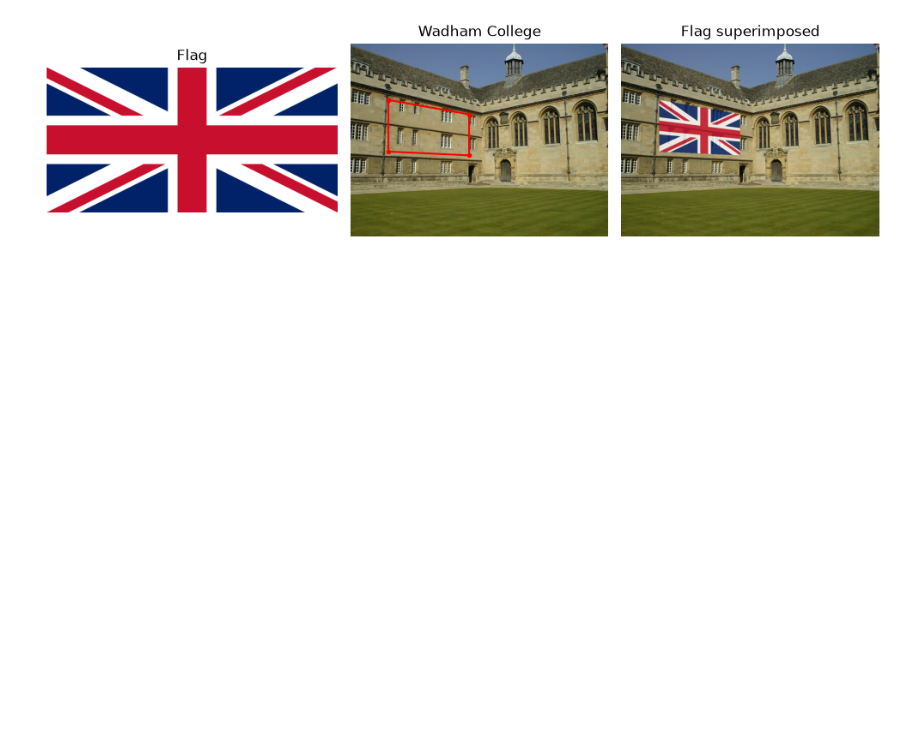
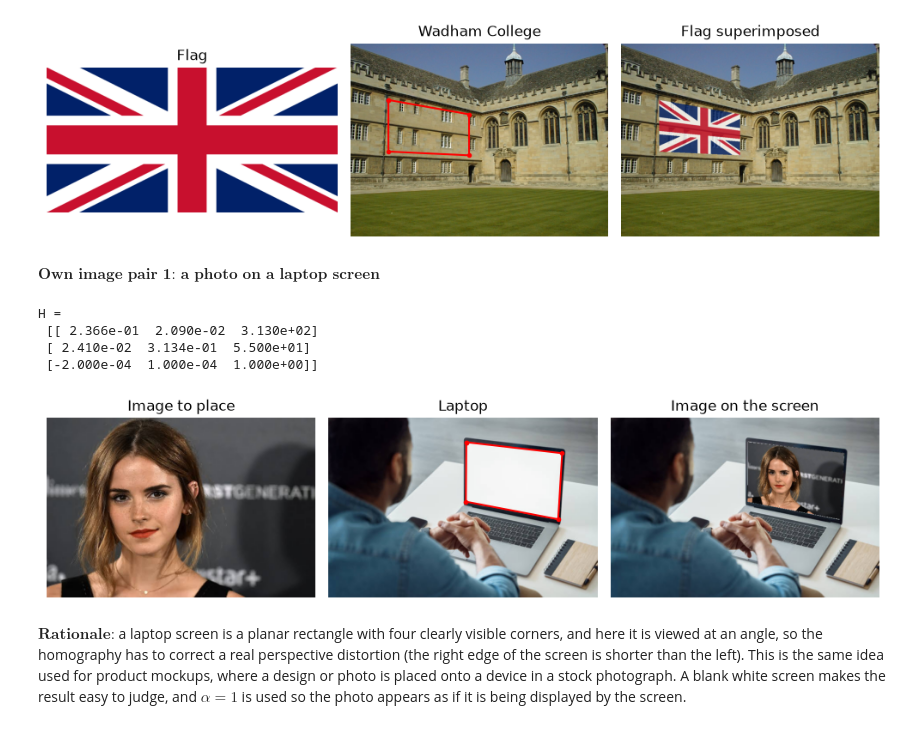
Before and after one commit to denethp/CV-Assignment-02, a Jupyter notebook: 230502X_a02.ipynb, the cells around one changed output. Drawn from its saved outputs; the diff is of its cells as text; code cells hidden in the pictures; blank space fills up the shorter version.

Commit message:
Q3: Own image pair 1 (laptop screen)

```diff
--- a/230502X_a02.ipynb
+++ b/230502X_a02.ipynb
@@ -364,3 +364,30 @@ H =
  [6.760e-02 2.138e-01 2.250e+02]
  [1.000e-04 0.000e+00 1.000e+00]]
 [figure]
+# %% [markdown]
+$\textbf{Own image pair 1: a photo on a laptop screen}$
+# %%
+laptop = cv.imread('images/laptop.jpg')
+emma = cv.imread('images/emma.jpg')
+
+# pts = select_points(laptop)  # uncomment to click the points again
+pts_laptop = np.array([[313, 55], [531, 80], [522, 230], [312, 190]], dtype=np.float32)  # screen corners
+result_laptop, H_laptop = overlay(laptop, emma, pts_laptop, alpha=1.0)  # opaque, like a real display
+print('H =\n', np.round(H_laptop, 4))
+
+fig, axes = plt.subplots(1, 3, figsize=(10, 2.6))
+for ax, (img, title) in zip(axes, [(emma, 'Image to place'), (laptop, 'Laptop'), (result_laptop, 'Image on the screen')]):
+    ax.imshow(cv.cvtColor(img, cv.COLOR_BGR2RGB))
+    ax.set_title(title)
+    ax.axis('off')
+axes[1].plot(*np.vstack([pts_laptop, pts_laptop[:1]]).T, 'r.-')
+plt.tight_layout()
+plt.show()
+# %% [output]
+H =
+ [[ 2.366e-01  2.090e-02  3.130e+02]
+ [ 2.410e-02  3.134e-01  5.500e+01]
+ [-2.000e-04  1.000e-04  1.000e+00]]
+[figure, added]
+# %% [markdown]
+$\textbf{Rationale:}$ a laptop screen is a planar rectangle with four clearly visible corners, and here it is viewed at an angle, so the homography has to correct a real perspective distortion (the right edge of the screen is shorter than the left). This is the same idea used for product mockups, where a design or photo is placed onto a device in a stock photograph. A blank white screen makes the result easy to judge, and $\alpha = 1$ is used so the photo appears as if it is being displayed by the screen.
```
Also changed, not shown: 2 other files.
